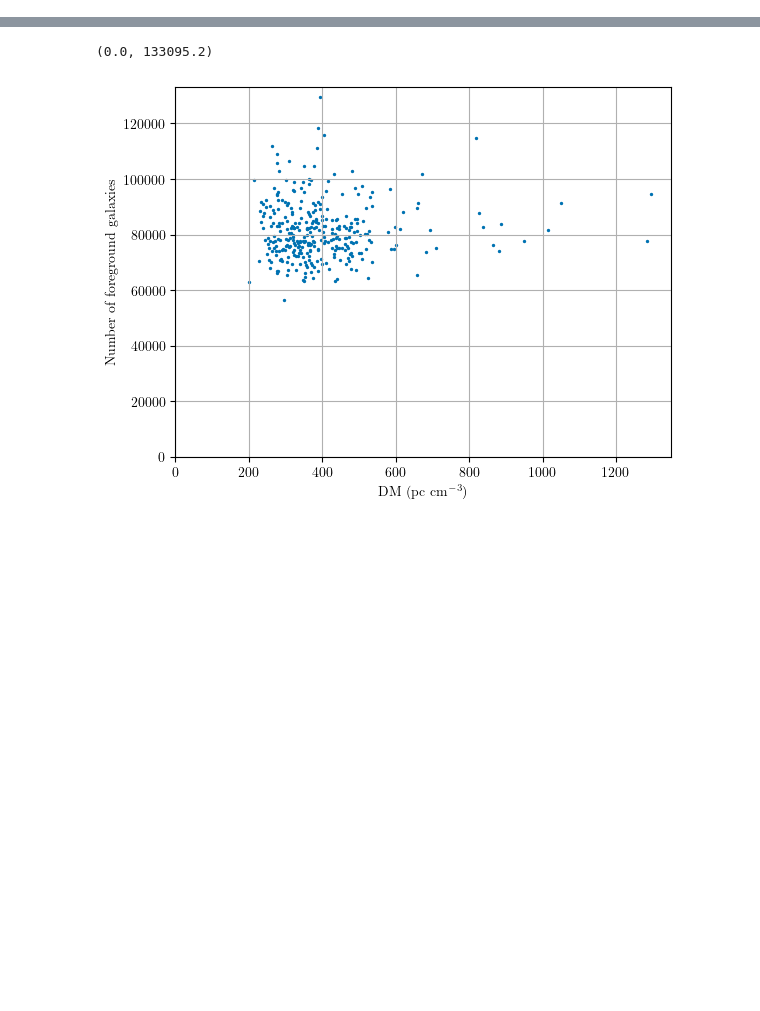
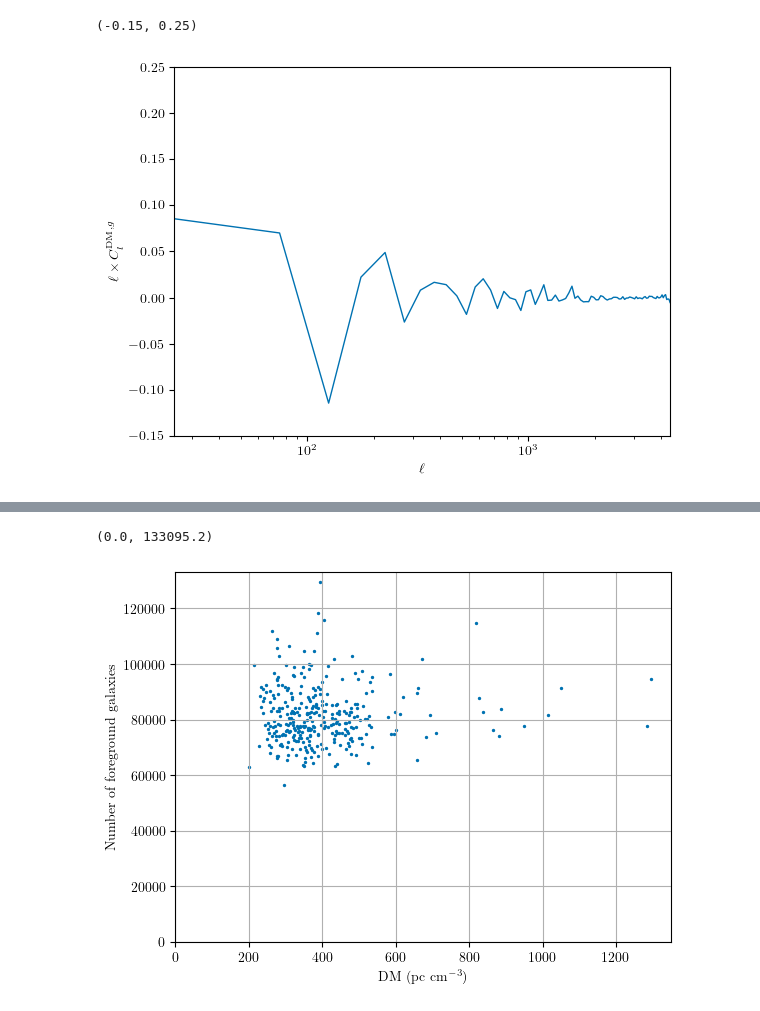
Before and after one commit to aqcheng/illustris_frb, a Jupyter notebook: notebooks/xcorr_flatsky.ipynb, the cells around one changed output, grey strips where cells are left out. Cells and saved outputs as stored; diff of their text form; code cells hidden in the pictures; blank space fills up the shorter version.

```diff
--- a/notebooks/xcorr_flatsky.ipynb
+++ b/notebooks/xcorr_flatsky.ipynb
@@ -21,0 +230,11 @@ plt.style.use({'axes.grid': True,
+# %%
+plt.plot(ells_, ells_*C_ls_, lw=1)
+plt.xscale('log')
+plt.ylabel(r'$\ell \times C_l^{\mathrm{DM}, g}$')
+plt.xlabel(r'$\ell$')
+
+plt.xlim((ells[0], ells[-1]))
+plt.ylim((-0.15, 0.25))
+# %% [output]
+(-0.15, 0.25)
+[figure, added]
```
Also changed, not shown: parts of 35 cells of this notebook, 7 other files.
